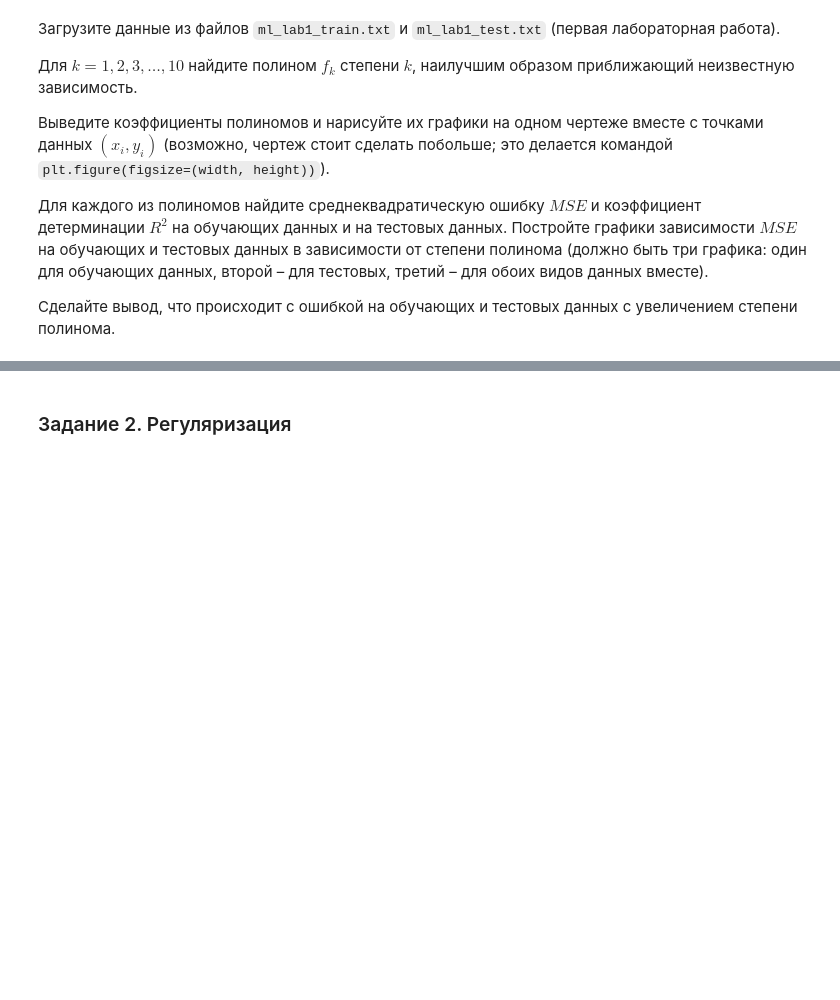
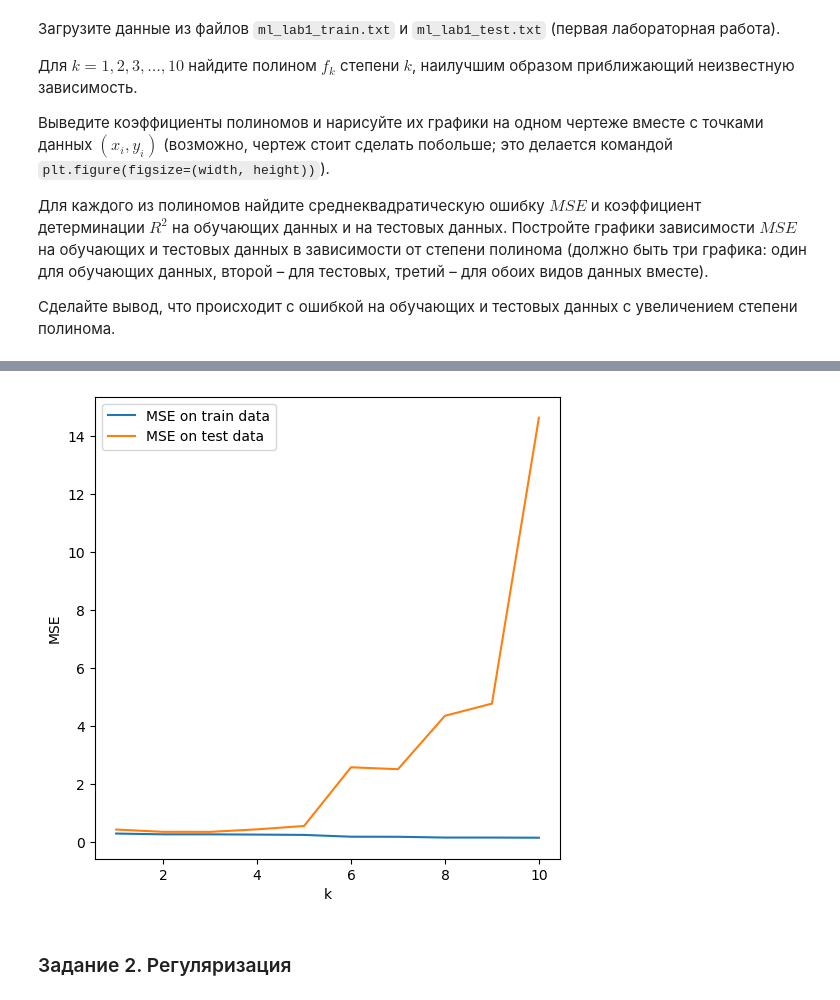
Before and after one commit to Strafred/Polynomial_Regression_and_Regularization, a Jupyter notebook: ml_lab3.ipynb, the cells around one changed output, grey strips where cells are left out. Saved outputs shown, nothing was run; the diff lists cells and outputs as text; code cells hidden in the pictures; blank space fills up the shorter version.

```diff
--- a/ml_lab3.ipynb
+++ b/ml_lab3.ipynb
@@ -17,3 +86,13 @@
+# %%
+plt.figure(figsize=(6, 6))
+plt.plot(range(1, max_k + 1), mse_train_values, label='MSE on train data')
+plt.plot(range(1, max_k + 1), mse_test_values, label='MSE on test data')
+plt.legend()
+plt.xlabel('k')
+plt.ylabel('MSE')
+plt.show()
+# %% [output]
+[figure, added]
 # %% [markdown]
 ### Задание 2. Регуляризация
 # %% [markdown]
```
Also changed, not shown: parts of 4 cells of this notebook, 1 other file.
